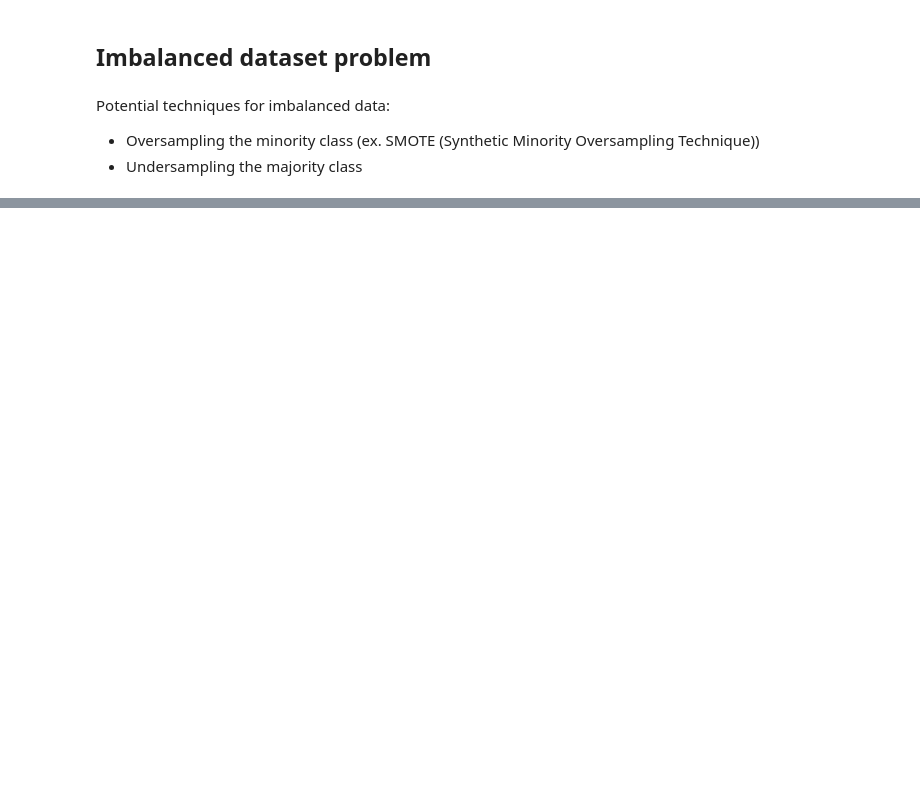
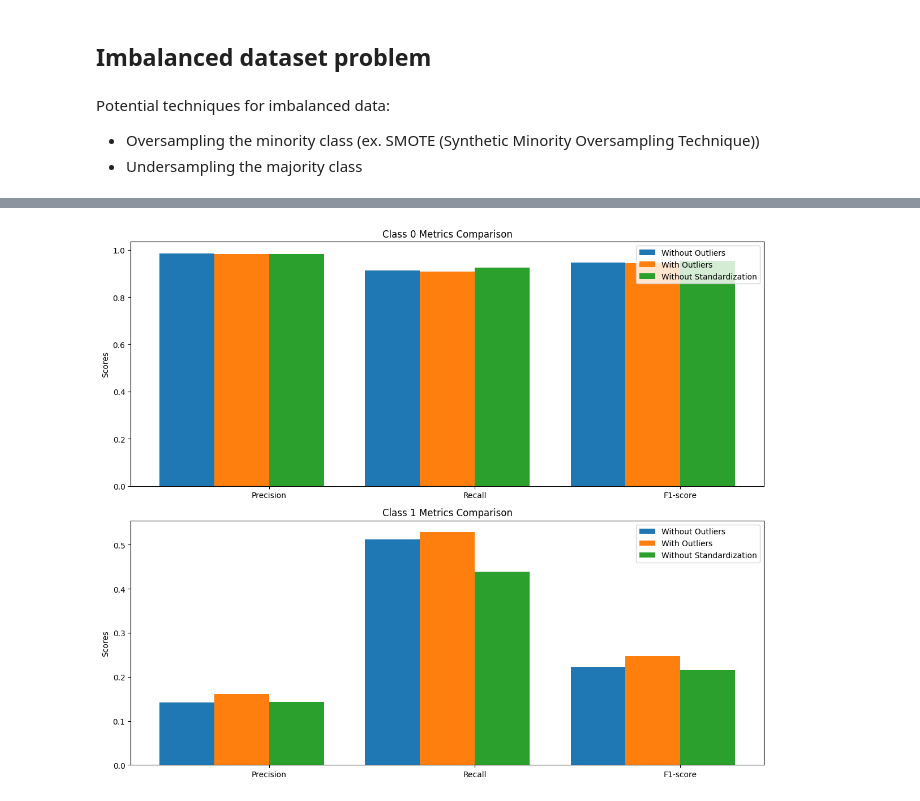
Before and after one commit to piotrdurniat/ml-l1-pcb, a Jupyter notebook: uczenie-maszynowe-lab-1.ipynb, the cells around one changed output, grey strips where cells are left out. Cells and saved outputs as stored; diff of their text form; code cells hidden in the pictures; blank space fills up the shorter version.

Commit message:
Comparing methods without standardization and without removing outliers

```diff
--- a/uczenie-maszynowe-lab-1.ipynb
+++ b/uczenie-maszynowe-lab-1.ipynb
@@ -777,0 +795,14 @@ Class 1:
+# %%
+pipeline_xgb_smote_no_std = ImbPipeline(
+    [
+        ("smote", SMOTE(random_state=42)),
+        ("classifier", XGBClassifier(n_estimators=100, learning_rate=0.1, max_depth=3)),
+    ]
+)
+
+print("XGB with SMOTE without standardization:")
+xgb_smote_no_std_outliers_report = run_classification_pipeline(
+    X_clean_no_outliers,
+    y_clean_no_outliers,
+    pipeline_xgb_smote_no_std,
+)
@@ -777,0 +819,64 @@ Class 1:
+# %%
+import numpy as np
+import matplotlib.pyplot as plt
+
+
+def compare_classification_reports(*reports, titles):
+    """
+    Compares multiple classification reports.
+
+    Parameters:
+    - reports: Variable length argument list of classification report dictionaries.
+    - titles: Titles for each report for legend labeling.
+    """
+    assert len(reports) == len(titles), "Each report must have a corresponding title."
+
+    labels = ["Precision", "Recall", "F1-score"]
+    x = np.arange(len(labels))  # the label locations
+    width = 0.8 / len(reports)  # dynamic bar width based on number of reports
+
+    fig, ax = plt.subplots(2, 1, figsize=(12, 10))
+
+    for i, (report, title) in enumerate(zip(reports, titles)):
+        class_0_metrics = [
+            report["0"]["precision"],
+            report["0"]["recall"],
+            report["0"]["f1-score"],
+        ]
+        class_1_metrics = [
+            report["1"]["precision"],
+            report["1"]["recall"],
+            report["1"]["f1-score"],
+        ]
+
+        # Positioning of each bar group on the X axis
+        offsets = np.arange(-width * len(reports) / 2, width * len(reports) / 2, width)
+
+        ax[0].bar(x + offsets[i], class_0_metrics, width, label=title)
+        ax[1].bar(x + offsets[i], class_1_metrics, width, label=title)
+
+    # Set labels, titles, and legends
+    ax[0].set_ylabel("Scores")
+    ax[0].set_title("Class 0 Metrics Comparison")
+    ax[0].set_xticks(x)
+    ax[0].set_xticklabels(labels)
+    ax[0].legend()
+
+    ax[1].set_ylabel("Scores")
+    ax[1].set_title("Class 1 Metrics Comparison")
+    ax[1].set_xticks(x)
+    ax[1].set_xticklabels(labels)
+    ax[1].legend()
+
+    fig.tight_layout()
+    plt.show()
+
+
+compare_classification_reports(
+    xgb_smote_report,
+    xgb_smote_outliers_report,
+    xgb_smote_no_std_outliers_report,
+    titles=["Without Outliers", "With Outliers", "Without Standardization"],
+)
+# %% [output]
+[figure, added]
```
Also changed, not shown: parts of 12 cells of this notebook.
